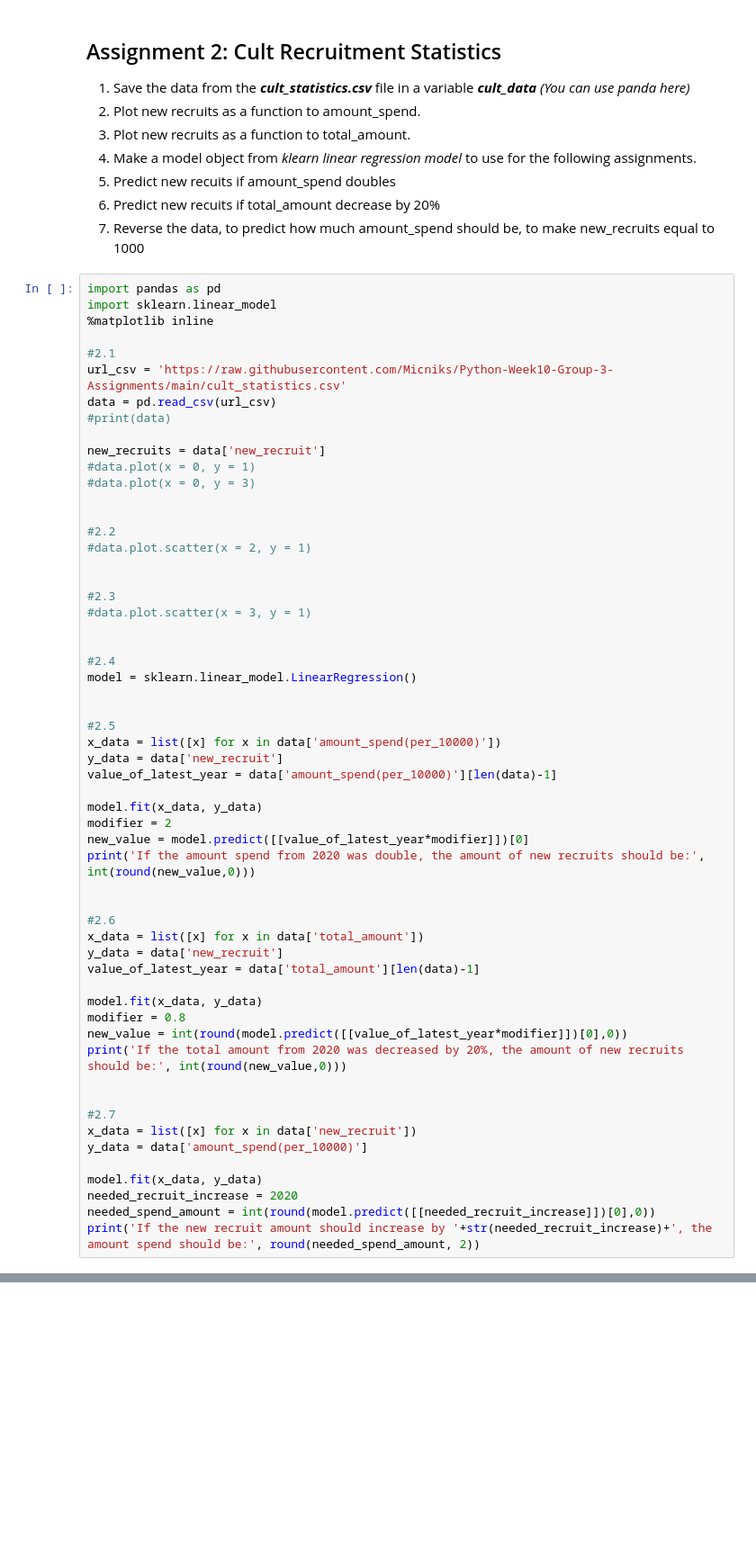
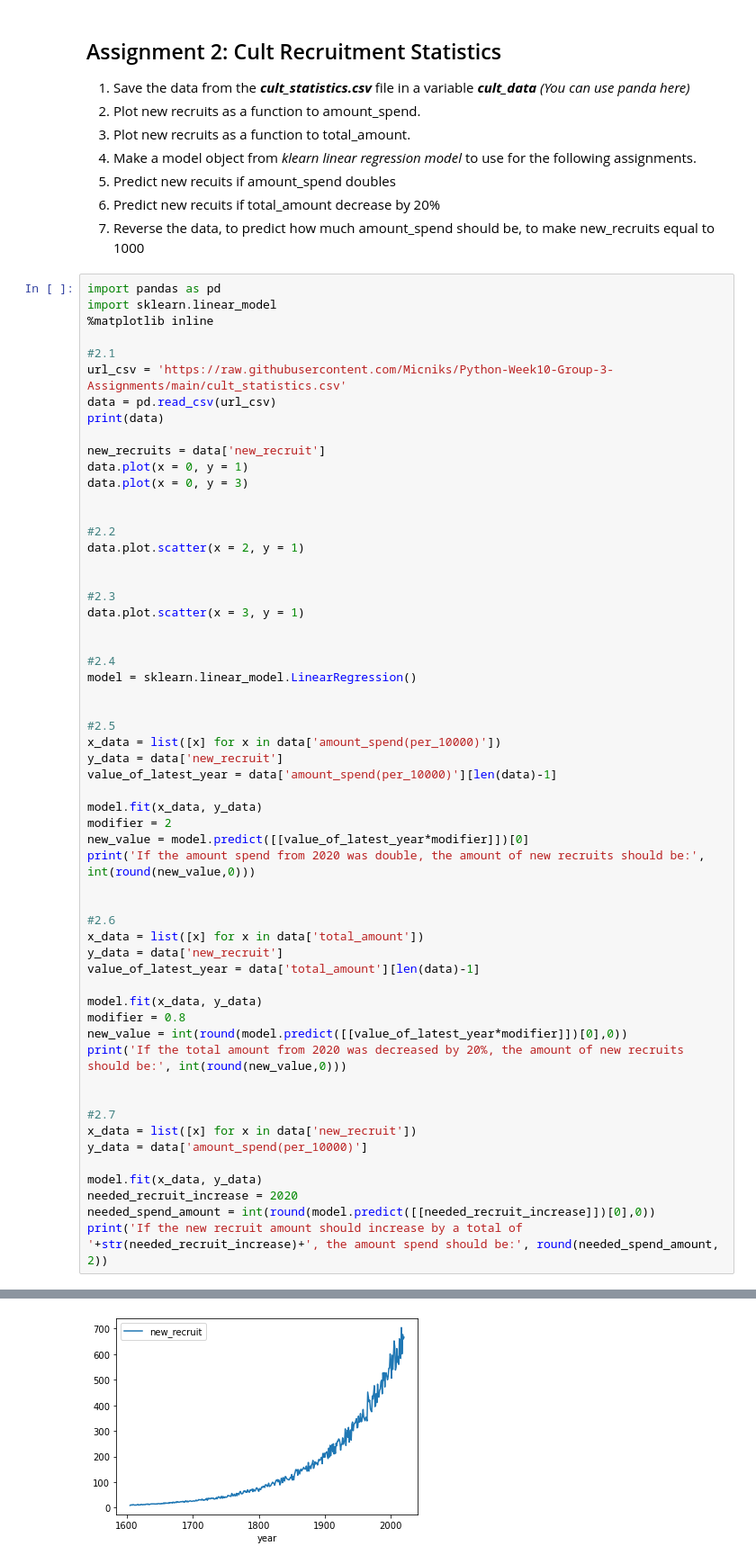
Before and after one commit to Micniks/Python-Assignments, a Jupyter notebook: Week10/Solved_Assignment/Week10.ipynb, the cells around one changed output, grey strips where cells are left out. Shown: that part at 90% size. Drawn from its saved outputs; the diff is of its cells as text; blank space fills up the shorter version.

```diff
--- a/Week10/Solved_Assignment/Week10.ipynb
+++ b/Week10/Solved_Assignment/Week10.ipynb
@@ -177,19 +177,19 @@ import sklearn.linear_model
 #2.1
 url_csv = 'https://raw.githubusercontent.com/Micniks/Python-Week10-Group-3-Assignments/main/cult_statistics.csv'
 data = pd.read_csv(url_csv)
-#print(data)
+print(data)
 
 new_recruits = data['new_recruit']
-#data.plot(x = 0, y = 1)
-#data.plot(x = 0, y = 3)
+data.plot(x = 0, y = 1)
+data.plot(x = 0, y = 3)
 
 
 #2.2
-#data.plot.scatter(x = 2, y = 1)
+data.plot.scatter(x = 2, y = 1)
 
 
 #2.3
-#data.plot.scatter(x = 3, y = 1)
+data.plot.scatter(x = 3, y = 1)
 
 
 #2.4
@@ -225,5 +225,5 @@ y_data = data['amount_spend(per_10000)']
 model.fit(x_data, y_data)
 needed_recruit_increase = 2020
 needed_spend_amount = int(round(model.predict([[needed_recruit_increase]])[0],0))
-print('If the new recruit amount should increase by '+str(needed_recruit_increase)+', the amount spend should be:', round(needed_spend_amount, 2))
+print('If the new recruit amount should increase by a total of '+str(needed_recruit_increase)+', the amount spend should be:', round(needed_spend_amount, 2))
 # %% [output]
@@ -232,0 +247 @@ If the new recruit amount should increase by 2020, the amount spend should be: 1
+[figure, added]
```
Also changed, not shown: parts of 2 cells of this notebook, 2 other files.
